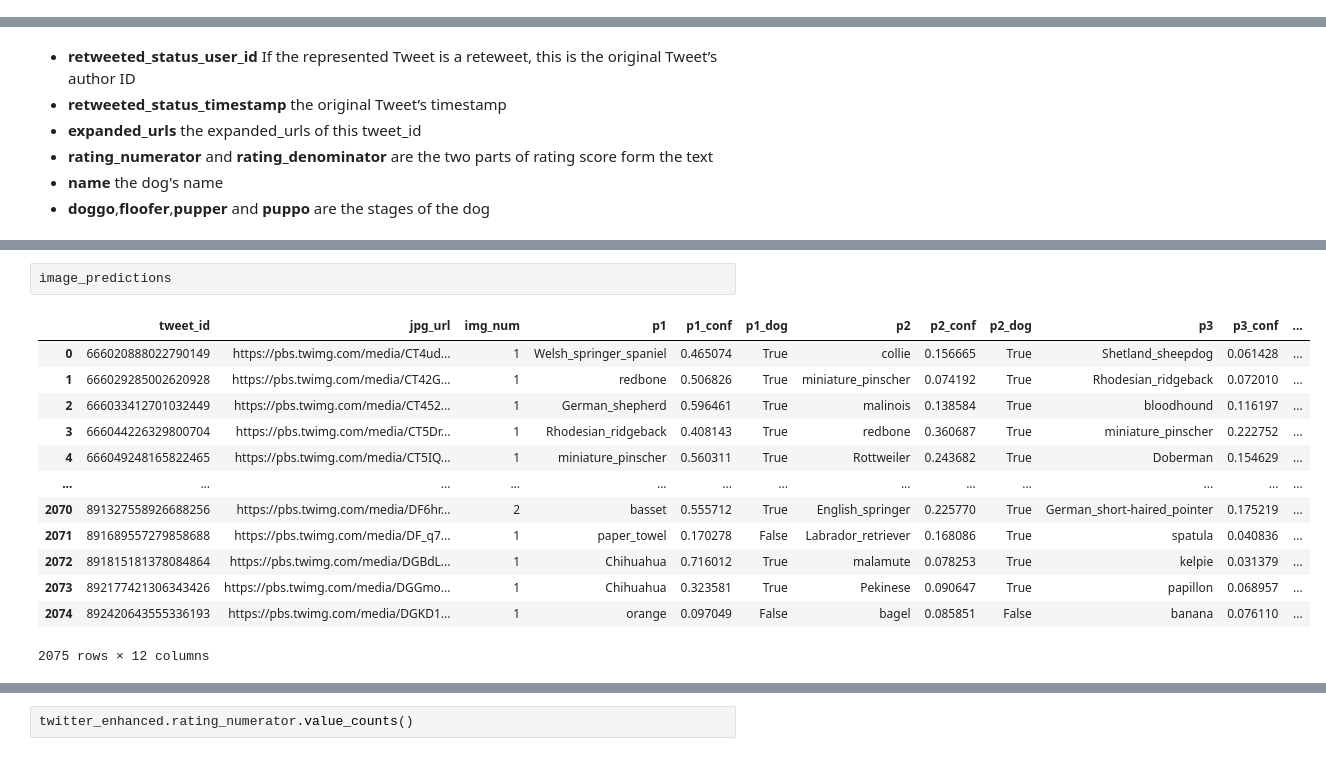
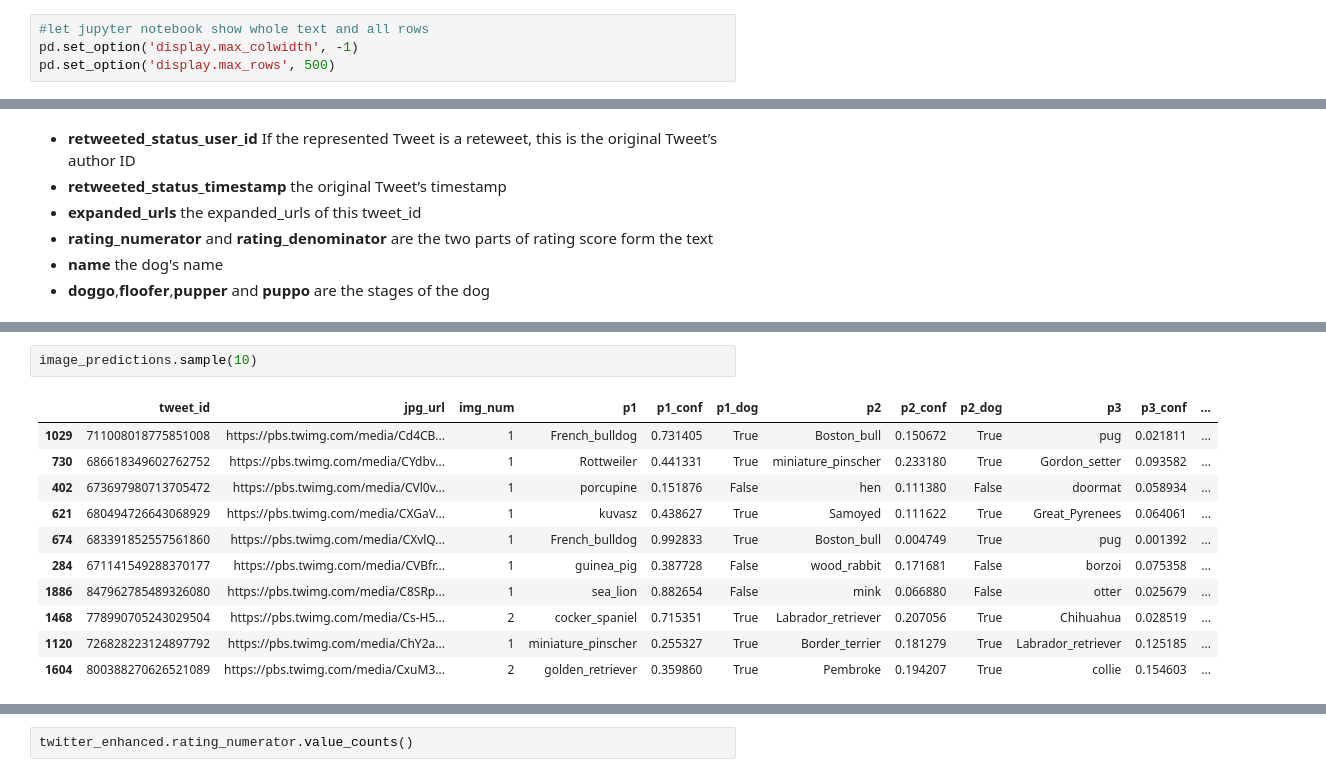
Before and after one commit to edifierxuhao/Data-wrangling, a Jupyter notebook: project4/wrangle_act.ipynb, the cells around one changed output, grey strips where cells are left out. Drawn from its saved outputs; the diff is of its cells as text.

```diff
--- a/project4/wrangle_act.ipynb
+++ b/project4/wrangle_act.ipynb
@@ -156,6 +168,10 @@ with open('tweet_json.txt','r') as jsfile:
 supplement = pd.DataFrame(df_list)
 # %% [markdown]
 ## 2. Assessing Data
+# %%
+#let jupyter notebook show whole text and all rows
+pd.set_option('display.max_colwidth', -1)
+pd.set_option('display.max_rows', 500)
 # %% [markdown]
 ### 2.1 visually assess for quality
 
@@ -194,16 +213,14 @@ twitter_enhanced
 # %%
-image_predictions
+image_predictions.sample(10)
 # %% [output]
 |  | tweet_id | jpg_url | img_num | p1 | p1_conf | p1_dog | p2 | p2_conf | p2_dog | p3 | p3_conf | ... |
-| 0 | 666020888022790149 | https://pbs.twimg.com/media/CT4ud... | 1 | Welsh_springer_spaniel | 0.465074 | True | collie | 0.156665 | True | Shetland_sheepdog | 0.061428 | ... |
-| 1 | 666029285002620928 | https://pbs.twimg.com/media/CT42G... | 1 | redbone | 0.506826 | True | miniature_pinscher | 0.074192 | True | Rhodesian_ridgeback | 0.072010 | ... |
-| 2 | 666033412701032449 | https://pbs.twimg.com/media/CT452... | 1 | German_shepherd | 0.596461 | True | malinois | 0.138584 | True | bloodhound | 0.116197 | ... |
-| 3 | 666044226329800704 | https://pbs.twimg.com/media/CT5Dr... | 1 | Rhodesian_ridgeback | 0.408143 | True | redbone | 0.360687 | True | miniature_pinscher | 0.222752 | ... |
-| 4 | 666049248165822465 | https://pbs.twimg.com/media/CT5IQ... | 1 | miniature_pinscher | 0.560311 | True | Rottweiler | 0.243682 | True | Doberman | 0.154629 | ... |
-| ... | ... | ... | ... | ... | ... | ... | ... | ... | ... | ... | ... | ... |
-| 2070 | 891327558926688256 | https://pbs.twimg.com/media/DF6hr... | 2 | basset | 0.555712 | True | English_springer | 0.225770 | True | German_short-haired_pointer | 0.175219 | ... |
-| 2071 | 891689557279858688 | https://pbs.twimg.com/media/DF_q7... | 1 | paper_towel | 0.170278 | False | Labrador_retriever | 0.168086 | True | spatula | 0.040836 | ... |
-| 2072 | 891815181378084864 | https://pbs.twimg.com/media/DGBdL... | 1 | Chihuahua | 0.716012 | True | malamute | 0.078253 | True | kelpie | 0.031379 | ... |
-| 2073 | 892177421306343426 | https://pbs.twimg.com/media/DGGmo... | 1 | Chihuahua | 0.323581 | True | Pekinese | 0.090647 | True | papillon | 0.068957 | ... |
-| 2074 | 892420643555336193 | https://pbs.twimg.com/media/DGKD1... | 1 | orange | 0.097049 | False | bagel | 0.085851 | False | banana | 0.076110 | ... |
+| 1029 | 711008018775851008 | https://pbs.twimg.com/media/Cd4CB... | 1 | French_bulldog | 0.731405 | True | Boston_bull | 0.150672 | True | pug | 0.021811 | ... |
+| 730 | 686618349602762752 | https://pbs.twimg.com/media/CYdbv... | 1 | Rottweiler | 0.441331 | True | miniature_pinscher | 0.233180 | True | Gordon_setter | 0.093582 | ... |
+| 402 | 673697980713705472 | https://pbs.twimg.com/media/CVl0v... | 1 | porcupine | 0.151876 | False | hen | 0.111380 | False | doormat | 0.058934 | ... |
+| 621 | 680494726643068929 | https://pbs.twimg.com/media/CXGaV... | 1 | kuvasz | 0.438627 | True | Samoyed | 0.111622 | True | Great_Pyrenees | 0.064061 | ... |
+| 674 | 683391852557561860 | https://pbs.twimg.com/media/CXvlQ... | 1 | French_bulldog | 0.992833 | True | Boston_bull | 0.004749 | True | pug | 0.001392 | ... |
+| 284 | 671141549288370177 | https://pbs.twimg.com/media/CVBfr... | 1 | guinea_pig | 0.387728 | False | wood_rabbit | 0.171681 | False | borzoi | 0.075358 | ... |
+| 1886 | 847962785489326080 | https://pbs.twimg.com/media/C8SRp... | 1 | sea_lion | 0.882654 | False | mink | 0.066880 | False | otter | 0.025679 | ... |
+| 1468 | 778990705243029504 | https://pbs.twimg.com/media/Cs-H5... | 2 | cocker_spaniel | 0.715351 | True | Labrador_retriever | 0.207056 | True | Chihuahua | 0.028519 | ... |
+| 1120 | 726828223124897792 | https://pbs.twimg.com/media/ChY2a... | 1 | miniature_pinscher | 0.255327 | True | Border_terrier | 0.181279 | True | Labrador_retriever | 0.125185 | ... |
+| 1604 | 800388270626521089 | https://pbs.twimg.com/media/CxuM3... | 2 | golden_retriever | 0.359860 | True | Pembroke | 0.194207 | True | collie | 0.154603 | ... |
-2075 rows × 12 columns
```
Also changed, not shown: parts of 51 cells of this notebook.
